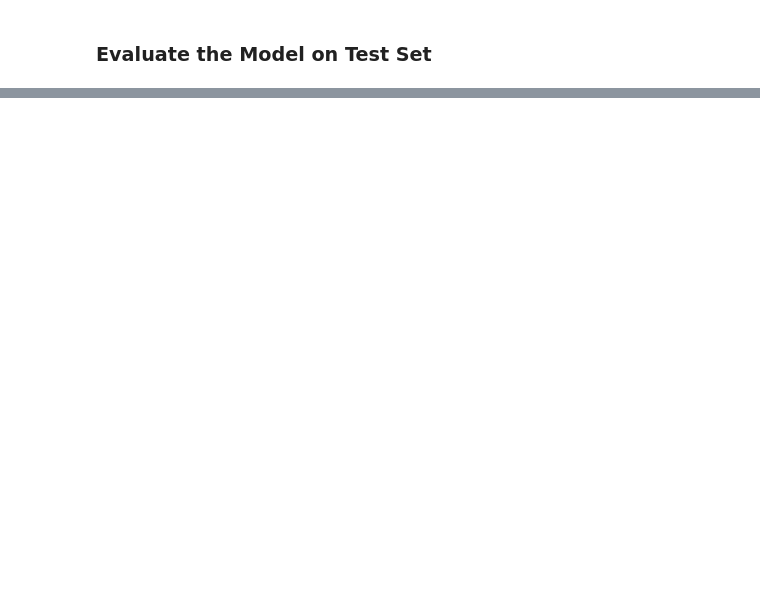
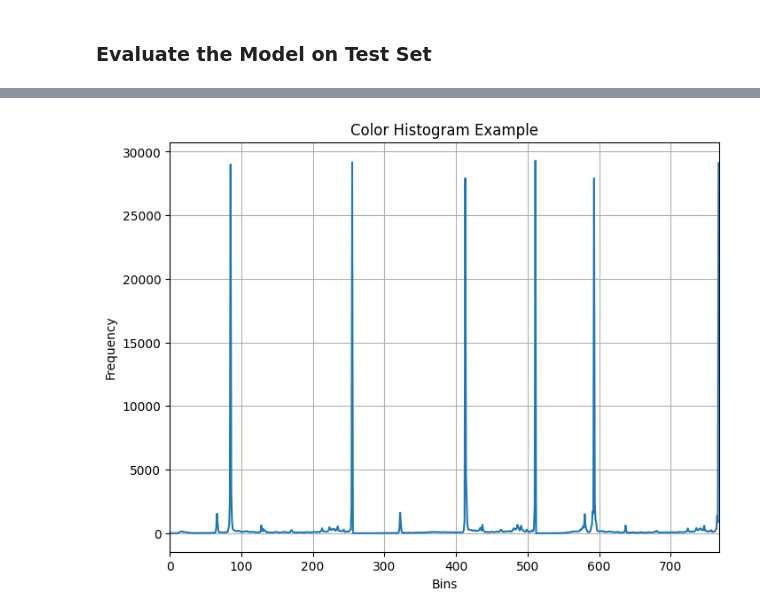
Before and after one commit to yesdeepakmittal/image-features-analysis, a Jupyter notebook: Image_feature_analysis.ipynb, the cells around one changed output, grey strips where cells are left out. Cells and saved outputs as stored; diff of their text form; code cells hidden in the pictures; blank space fills up the shorter version.

Commit message:
CNN + color features

```diff
--- a/Image_feature_analysis.ipynb
+++ b/Image_feature_analysis.ipynb
@@ -509,0 +538,32 @@ Confusion Matrix:
+# %%
+def calculate_color_histogram(image):
+    image_np = np.array(image)
+
+    # Check if the image is not RGB or does not satisfy conditions
+    if len(image_np.shape) < 3 or image_np.shape[2] != 3:
+        return None
+
+    # Compute histograms for each color channel (RGB)
+    hist_r, _ = np.histogram(image_np[:,:,0], bins=256, range=(0, 256))
+    hist_g, _ = np.histogram(image_np[:,:,1], bins=256, range=(0, 256))
+    hist_b, _ = np.histogram(image_np[:,:,2], bins=256, range=(0, 256))
+
+    # Concatenate histograms
+    color_hist = np.concatenate((hist_r, hist_g, hist_b))
+
+    return color_hist
+
+ad_creative_color_features = []
+for sample in dataset:
+    image = sample['image']
+    color_hist = calculate_color_histogram(image)
+    if color_hist is not None:
+        ad_creative_color_features.append(color_hist)
+
+non_ad_creative_color_features = []
+for sample in all_non_ad:
+    image = sample['image']
+    image_pil = transforms.ToPILImage()(image)
+    color_hist = calculate_color_histogram(image_pil)
+    if color_hist is not None:
+        non_ad_creative_color_features.append(color_hist)
@@ -509,0 +630,14 @@ Confusion Matrix:
+# %%
+sample_image = dataset[0]['image']
+hist = calculate_color_histogram(sample_image)
+
+plt.figure(figsize=(8, 6))
+plt.title('Color Histogram Example')
+plt.xlabel('Bins')
+plt.ylabel('Frequency')
+plt.plot(hist)
+plt.xlim([0, len(hist)])
+plt.grid(True)
+plt.show()
+# %% [output]
+[figure, added]
```
Also changed, not shown: parts of 31 cells of this notebook.
